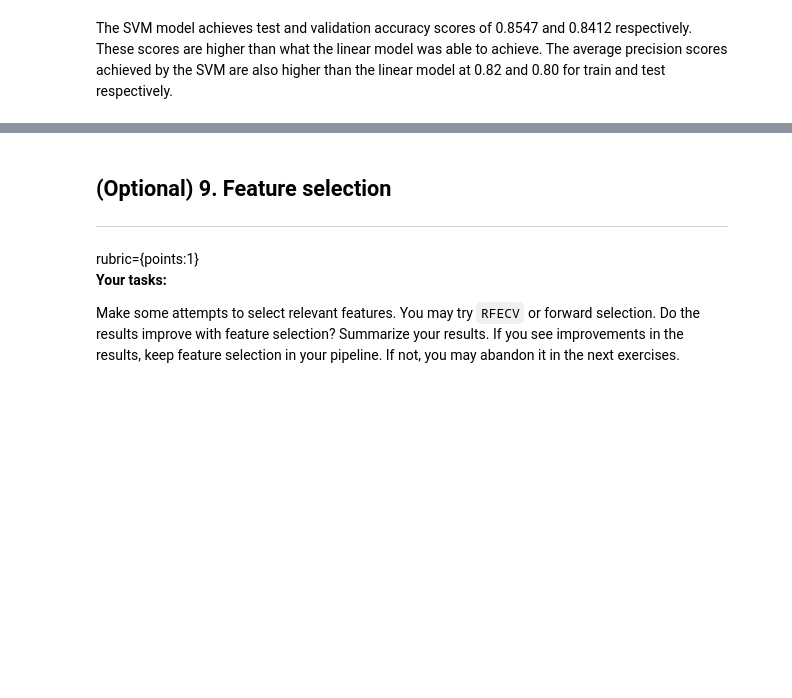
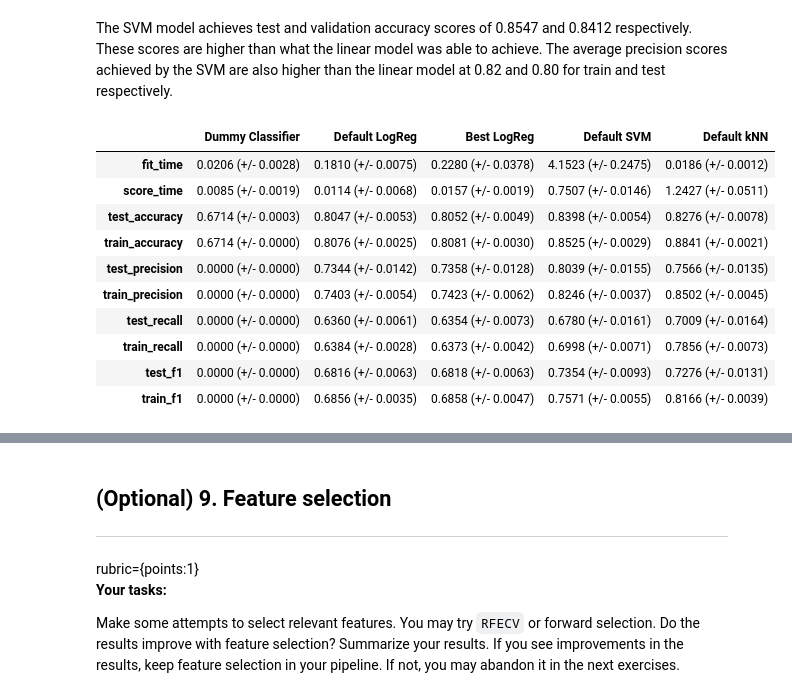
Before and after one commit to bchurch8/cpsc330-HW-repo, a Jupyter notebook: hw/hw6/hw6-starter.ipynb, the cells around one changed output, grey strips where cells are left out. Cells and saved outputs as stored; diff of their text form; code cells hidden in the pictures; blank space fills up the shorter version.

```diff
--- a/hw/hw6/hw6-starter.ipynb
+++ b/hw/hw6/hw6-starter.ipynb
@@ -396,8 +558,6 @@ rubric={points:15}
 # %% [markdown]
 ### SVM Model
 # %%
-scoring = ["accuracy", "f1", "recall", "precision", "roc_auc", "average_precision"]
-
 svm_pipe = make_pipeline(preprocessor, SVC())
-result = pd.DataFrame(cross_validate(svm_pipe, X_train, y_train.values.ravel(), scoring=scoring,return_train_score=True))
-pd.DataFrame(result.mean())
+results["Default SVM"] = mean_std_cross_val_scores(svm_pipe, X_train, y_train.values.ravel(), scoring=scoring_metrics,return_train_score=True)
+pd.DataFrame(results)
@@ -406,5 +576,23 @@ pd.DataFrame(result.std())
 # %% [markdown]
 The SVM model achieves test and validation accuracy scores of 0.8547 and 0.8412 respectively. These scores are higher than what the linear model was able to achieve. The average precision scores achieved by the SVM are also higher than the linear model at 0.82 and 0.80 for train and test respectively.
+# %%
+from sklearn.neighbors import KNeighborsClassifier
+
+knn_pipe = make_pipeline(preprocessor, KNeighborsClassifier())
+results["Default kNN"] = mean_std_cross_val_scores(knn_pipe, X_train, y_train.values.ravel(), scoring=scoring_metrics,return_train_score=True)
+pd.DataFrame(results)
+# %% [output]
+|  | Dummy Classifier | Default LogReg | Best LogReg | Default SVM | Default kNN |
+| fit_time | 0.0206 (+/- 0.0028) | 0.1810 (+/- 0.0075) | 0.2280 (+/- 0.0378) | 4.1523 (+/- 0.2475) | 0.0186 (+/- 0.0012) |
+| score_time | 0.0085 (+/- 0.0019) | 0.0114 (+/- 0.0068) | 0.0157 (+/- 0.0019) | 0.7507 (+/- 0.0146) | 1.2427 (+/- 0.0511) |
+| test_accuracy | 0.6714 (+/- 0.0003) | 0.8047 (+/- 0.0053) | 0.8052 (+/- 0.0049) | 0.8398 (+/- 0.0054) | 0.8276 (+/- 0.0078) |
+| train_accuracy | 0.6714 (+/- 0.0000) | 0.8076 (+/- 0.0025) | 0.8081 (+/- 0.0030) | 0.8525 (+/- 0.0029) | 0.8841 (+/- 0.0021) |
+| test_precision | 0.0000 (+/- 0.0000) | 0.7344 (+/- 0.0142) | 0.7358 (+/- 0.0128) | 0.8039 (+/- 0.0155) | 0.7566 (+/- 0.0135) |
+| train_precision | 0.0000 (+/- 0.0000) | 0.7403 (+/- 0.0054) | 0.7423 (+/- 0.0062) | 0.8246 (+/- 0.0037) | 0.8502 (+/- 0.0045) |
+| test_recall | 0.0000 (+/- 0.0000) | 0.6360 (+/- 0.0061) | 0.6354 (+/- 0.0073) | 0.6780 (+/- 0.0161) | 0.7009 (+/- 0.0164) |
+| train_recall | 0.0000 (+/- 0.0000) | 0.6384 (+/- 0.0028) | 0.6373 (+/- 0.0042) | 0.6998 (+/- 0.0071) | 0.7856 (+/- 0.0073) |
+| test_f1 | 0.0000 (+/- 0.0000) | 0.6816 (+/- 0.0063) | 0.6818 (+/- 0.0063) | 0.7354 (+/- 0.0093) | 0.7276 (+/- 0.0131) |
+| train_f1 | 0.0000 (+/- 0.0000) | 0.6856 (+/- 0.0035) | 0.6858 (+/- 0.0047) | 0.7571 (+/- 0.0055) | 0.8166 (+/- 0.0039) |
 # %%
 from catboost import CatBoostClassifier
 
```
Also changed, not shown: parts of 23 cells of this notebook.
